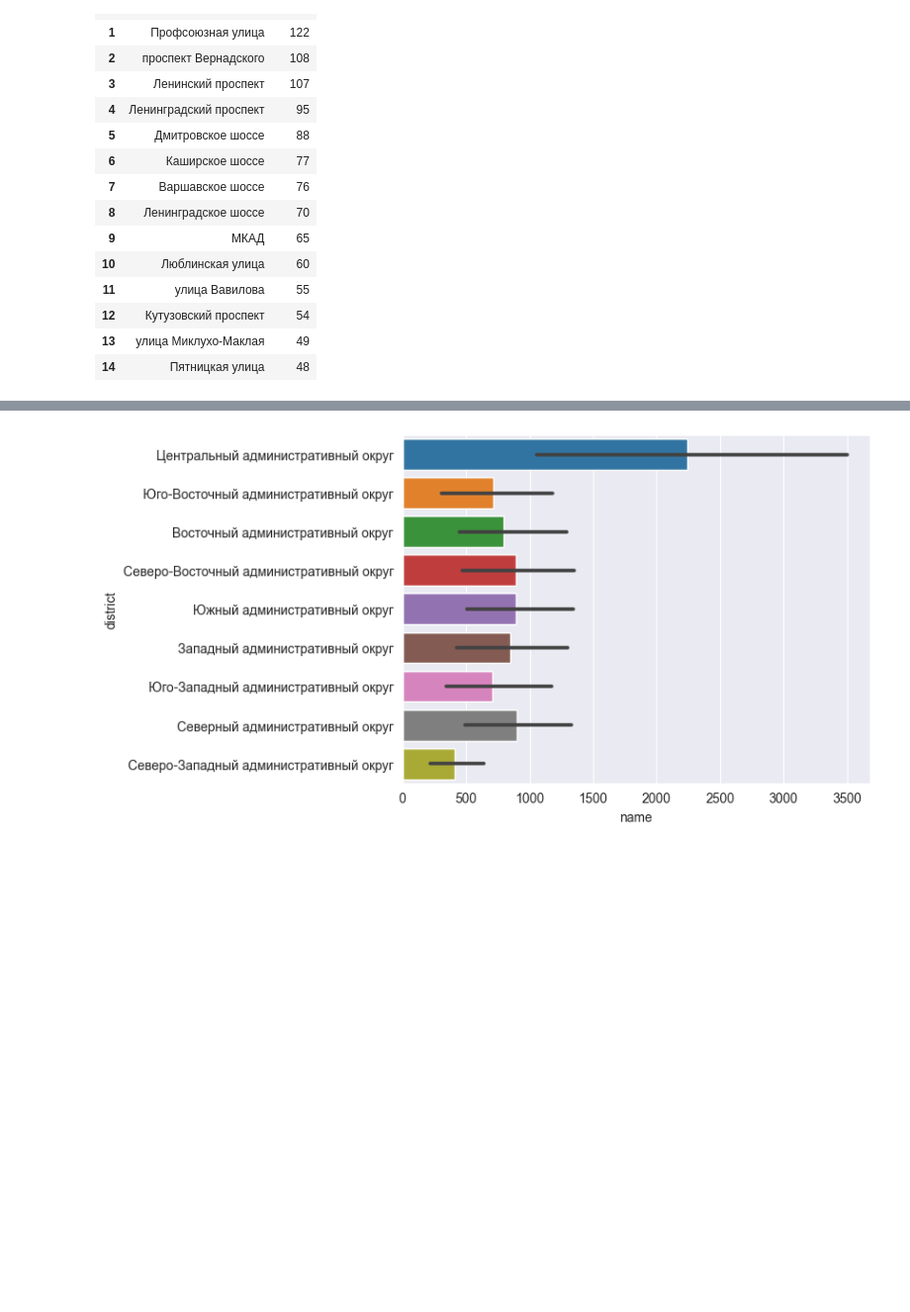
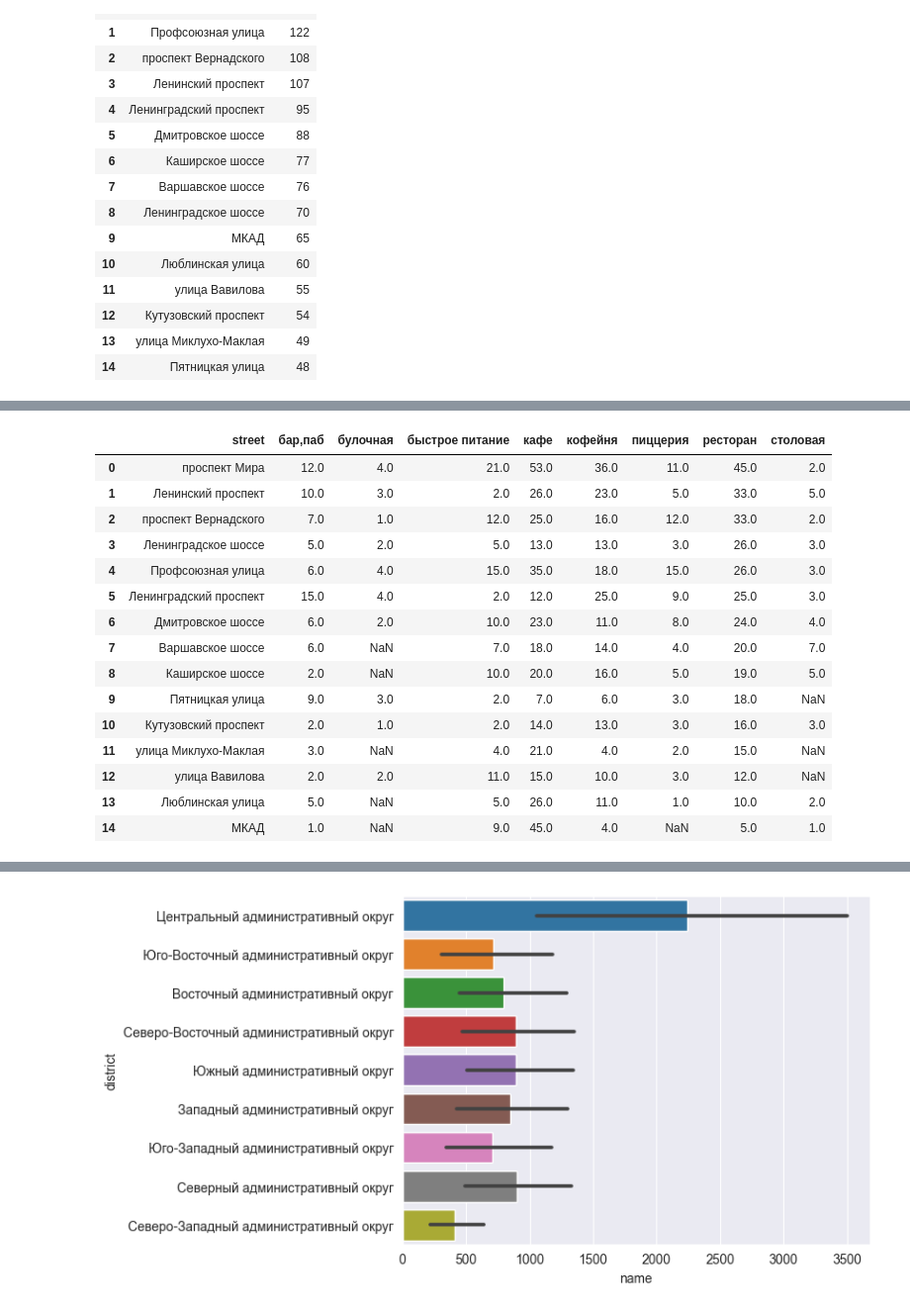
Before and after one commit to akirionenko/research-of-the-public-catering-market-in-Moscow-, a Jupyter notebook: project_11.ipynb, the cells around one changed output, grey strips where cells are left out. Shown: that part at 99% size. Drawn from its saved outputs; the diff is of its cells as text; code cells hidden in the pictures; blank space fills up the shorter version.

```diff
--- a/project_11.ipynb
+++ b/project_11.ipynb
@@ -469,3 +469,26 @@ top_street.head()
 | 2 | проспект Мира | Doner One | кафе | Москва, проспект Мира, 119, стр. 596 | Северо-Восточный административный... | ежедневно, 11:00–21:00 | 55.839037 | 37.613027 | 4.2 | NaN | NaN | ... |
 | 3 | проспект Мира | Пян-се | быстрое питание | Москва, проспект Мира, 119, стр. 27 | Северо-Восточный административный... | ежедневно, 10:00–20:00 | 55.834563 | 37.613549 | 4.4 | NaN | NaN | ... |
 | 4 | проспект Мира | Космос | кафе | Москва, проспект Мира, 119, стр. 34 | Северо-Восточный административный... | вт-вс 10:45–21:00 | 55.835060 | 37.622033 | 3.8 | NaN | NaN | ... |
+# %%
+#топ 15 улиц по  категориям
+ds = top_street.pivot_table(index='street', columns='category', values='name', aggfunc=['count'])#.reset_index()
+ds.columns = [ 'бар,паб', 'булочная',  'быстрое питание', 'кафе', 'кофейня', 'пиццерия', 'ресторан', 'столовая']
+ds = ds.sort_values(by='ресторан', ascending=False).reset_index()
+ds
+# %% [output]
+|  | street | бар,паб | булочная | быстрое питание | кафе | кофейня | пиццерия | ресторан | столовая |
+| 0 | проспект Мира | 12.0 | 4.0 | 21.0 | 53.0 | 36.0 | 11.0 | 45.0 | 2.0 |
+| 1 | Ленинский проспект | 10.0 | 3.0 | 2.0 | 26.0 | 23.0 | 5.0 | 33.0 | 5.0 |
+| 2 | проспект Вернадского | 7.0 | 1.0 | 12.0 | 25.0 | 16.0 | 12.0 | 33.0 | 2.0 |
+| 3 | Ленинградское шоссе | 5.0 | 2.0 | 5.0 | 13.0 | 13.0 | 3.0 | 26.0 | 3.0 |
+| 4 | Профсоюзная улица | 6.0 | 4.0 | 15.0 | 35.0 | 18.0 | 15.0 | 26.0 | 3.0 |
+| 5 | Ленинградский проспект | 15.0 | 4.0 | 2.0 | 12.0 | 25.0 | 9.0 | 25.0 | 3.0 |
+| 6 | Дмитровское шоссе | 6.0 | 2.0 | 10.0 | 23.0 | 11.0 | 8.0 | 24.0 | 4.0 |
+| 7 | Варшавское шоссе | 6.0 | NaN | 7.0 | 18.0 | 14.0 | 4.0 | 20.0 | 7.0 |
+| 8 | Каширское шоссе | 2.0 | NaN | 10.0 | 20.0 | 16.0 | 5.0 | 19.0 | 5.0 |
+| 9 | Пятницкая улица | 9.0 | 3.0 | 2.0 | 7.0 | 6.0 | 3.0 | 18.0 | NaN |
+| 10 | Кутузовский проспект | 2.0 | 1.0 | 2.0 | 14.0 | 13.0 | 3.0 | 16.0 | 3.0 |
+| 11 | улица Миклухо-Маклая | 3.0 | NaN | 4.0 | 21.0 | 4.0 | 2.0 | 15.0 | NaN |
+| 12 | улица Вавилова | 2.0 | 2.0 | 11.0 | 15.0 | 10.0 | 3.0 | 12.0 | NaN |
+| 13 | Люблинская улица | 5.0 | NaN | 5.0 | 26.0 | 11.0 | 1.0 | 10.0 | 2.0 |
+| 14 | МКАД | 1.0 | NaN | 9.0 | 45.0 | 4.0 | NaN | 5.0 | 1.0 |
```
Also changed, not shown: parts of 5 cells of this notebook.
